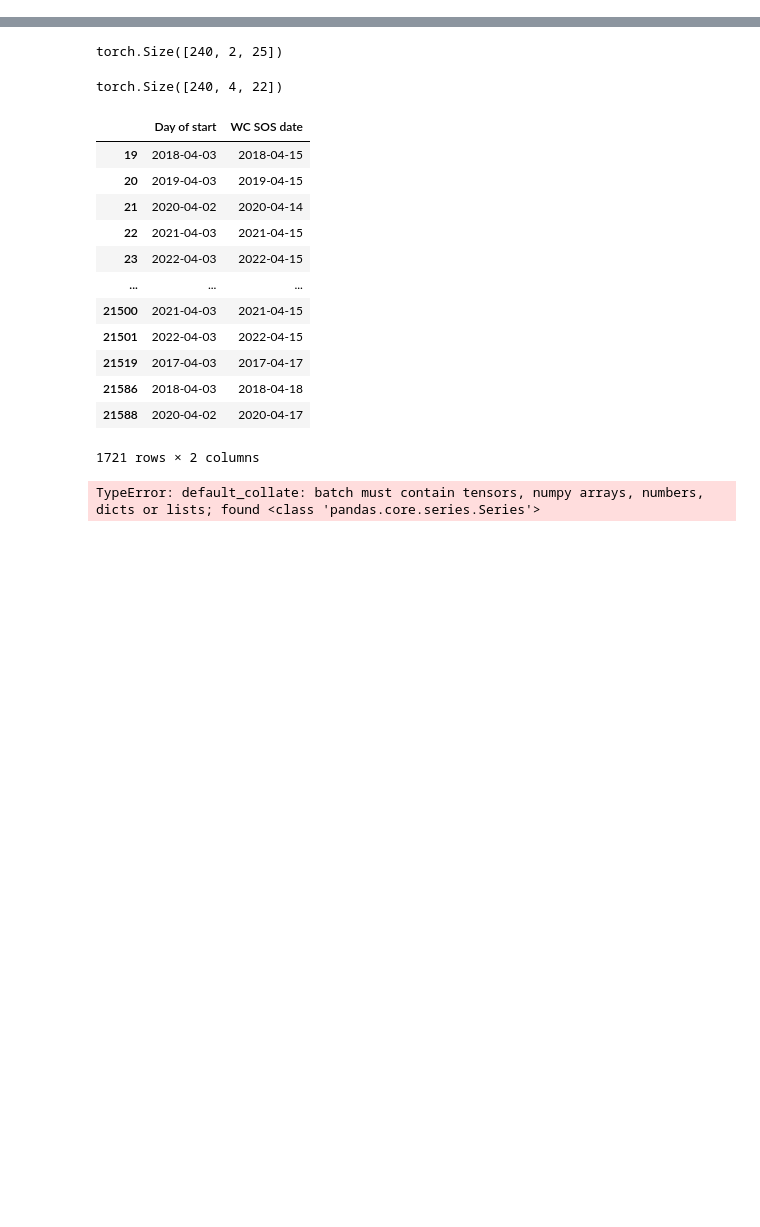
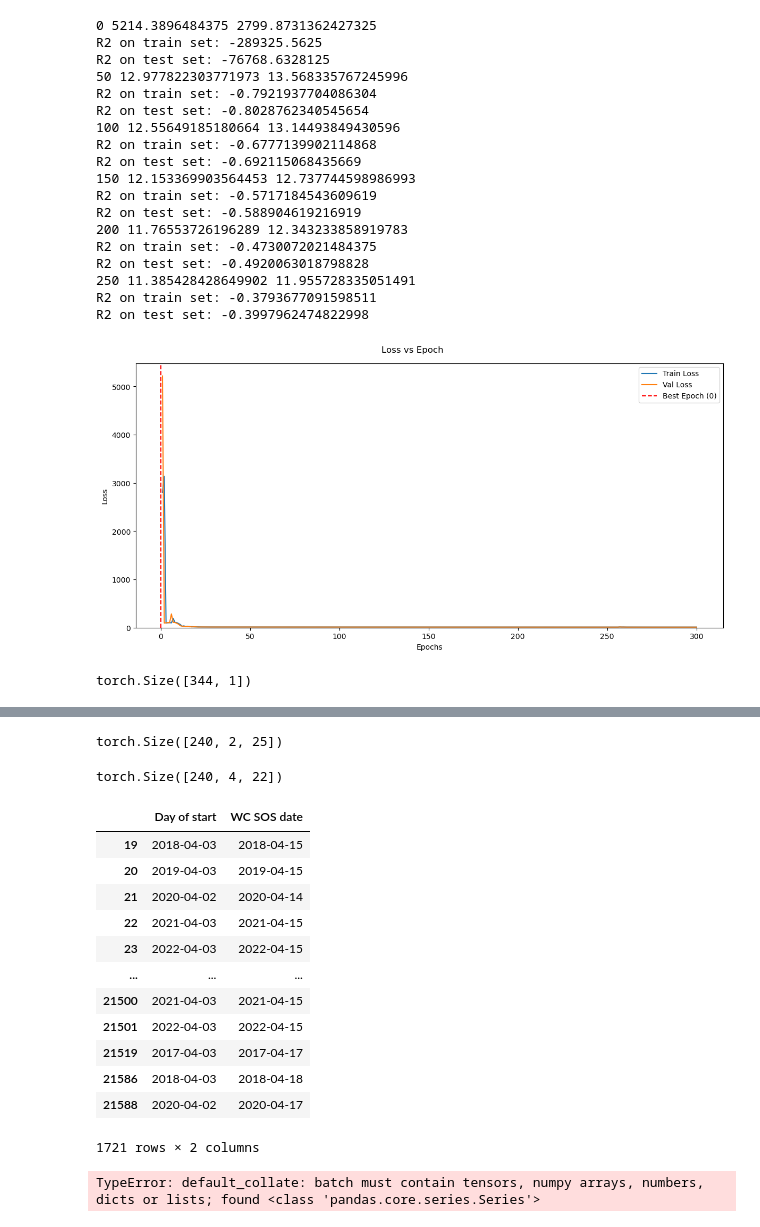
Before and after one commit to MartinP556/ML_algorithms, a Jupyter notebook: CNN_1d.ipynb, the cells around one changed output, grey strips where cells are left out. Drawn from its saved outputs; the diff is of its cells as text; code cells hidden in the pictures; blank space fills up the shorter version.

```diff
--- a/CNN_1d.ipynb
+++ b/CNN_1d.ipynb
@@ -129,6 +129,16 @@ def loc_and_SOS(ds_inputs, predictor_type = 'savgol'):
             ds_inputs[column] = ds_inputs[column] - ds_inputs['WC SOS date']
             ds_inputs[column] = ds_inputs[column].dt.days
     return ds_inputs
+
+def interpolate_columns(ds, numdays, varname):
+    for day in range(numdays):
+        upper = int((day // 4)*4 + 4)
+        lower = int((day // 4)*4)
+        coeff = (day % 4)/4
+        #print(lower, upper, coeff)
+        #print(ds.loc[:, f'{varname} interpolated at day {upper}'].mean(), ds.loc[:, f'{varname} interpolated at day {lower}'].mean())
+        ds.loc[:, f'{varname} interpolated at day {day}'] = coeff*ds.loc[:, f'{varname} interpolated at day {upper}'] + (1 - coeff)*ds.loc[:, f'{varname} interpolated at day {lower}']
+    return ds
 # %%
 ds_reanalysis_SSA = pd.read_csv('C:\\Users\\wlwc1989\\Documents\\Phenology_Test_Notebooks\\phenology_dwd\\results_for_comparing\\Maize_ML_data_Africa_t2m_WC_SOS.csv')
 ds_reanalysis_SSA = ds_reanalysis_SSA.drop('Unnamed: 0', axis = 1).rename(columns={'Stations_id': 'Stations_Id', 'Referenzjahr': 'year'})
@@ -142,6 +152,9 @@ date_columns = ['mingrad', 'maxgrad',
                 'first 50 percentile', 'last 50 percentile',
                 'first 90 percentile', 'last 90 percentile',
                 'observed time to beginning of flowering']
+ds_inputs_SSA['observed time to beginning of flowering'] = pd.to_timedelta(ds_inputs_SSA['observed time to beginning of flowering']).dt.days
+ds_inputs_SSA = ds_inputs_SSA.loc[ds_inputs_SSA['observed time to beginning of flowering'] > 0]
+ds_inputs_SSA = interpolate_columns(ds_inputs_SSA, 195, 'NDVI')
 #for column in date_columns:
 #    ds_inputs_SSA[column] = pd.to_datetime(ds_inputs_SSA[column])
 #    ds_inputs_SSA[column] = ds_inputs_SSA[column] - ds_inputs_SSA['WC SOS date']
@@ -280,3 +182,8 @@ print(f'Result: y = {linear_layer.bias.item()} + {linear_layer.weight[:, 0].item
+# %%
+NDVI_series = torch.Tensor(ds_inputs_SSA[[f'NDVI interpolated at day {n}' for n in range(195)]].values)
+temp_series = torch.Tensor(ds_inputs_SSA[[f'temperature at day {n}' for n in range(195)]].values)
+temp_NDVI_series = torch.swapaxes(torch.stack((temp_series, NDVI_series)), 0, 1)
+NDVI_labels = torch.Tensor(ds_inputs_SSA['observed time to beginning of flowering'].values)
 # %%
 class phen_CNN_1d(nn.Module):
     #def __init__(self):
@@ -392,0 +355,47 @@ fit(epochs, model, loss_func, opt, train_dl, val_dl)
+# %%
+bs = 500
+n_channels = 1
+train_dl, val_dl = train_test_dl_from_tensors(NDVI_series, NDVI_labels, bs = bs, n_channels = n_channels)
+# %%
+model = nn.Sequential(
+#    Lambda(preprocess),
+    nn.Conv1d(n_channels, 3, kernel_size=5, padding=2),
+    nn.LeakyReLU(negative_slope=0.01),
+    nn.Conv1d(3, 3, kernel_size=9, padding=1),
+    nn.LeakyReLU(negative_slope=0.01),
+    nn.Conv1d(3, 1, kernel_size=3, padding=1),
+    nn.LeakyReLU(negative_slope=0.01),
+    nn.AdaptiveAvgPool2d(1),
+    Lambda(lambda x: x.view(x.size(0), -1)),
+)
+lr = 0.1
+#model = phen_CNN_1d()
+opt = optim.SGD(model.parameters(), lr=lr, momentum=0.9)
+epochs = 300
+loss_func = F.mse_loss
+fit(epochs, model, loss_func, opt, train_dl, val_dl)
+# %% [output]
+0 5214.3896484375 2799.8731362427325
+R2 on train set: -289325.5625
+R2 on test set: -76768.6328125
+50 12.977822303771973 13.568335767245996
+R2 on train set: -0.7921937704086304
+R2 on test set: -0.8028762340545654
+100 12.55649185180664 13.14493849430596
+R2 on train set: -0.6777139902114868
+R2 on test set: -0.692115068435669
+150 12.153369903564453 12.737744598986993
+R2 on train set: -0.5717184543609619
+R2 on test set: -0.588904619216919
+200 11.76553726196289 12.343233858919783
+R2 on train set: -0.4730072021484375
+R2 on test set: -0.4920063018798828
+250 11.385428428649902 11.955728335051491
+R2 on train set: -0.3793677091598511
+R2 on test set: -0.3997962474822998
+[figure, added]
+# %%
+for dl in val_dl:
+    print(dl[1].shape)
+# %% [output]
+torch.Size([344, 1])
```
Also changed, not shown: parts of 17 cells of this notebook.
